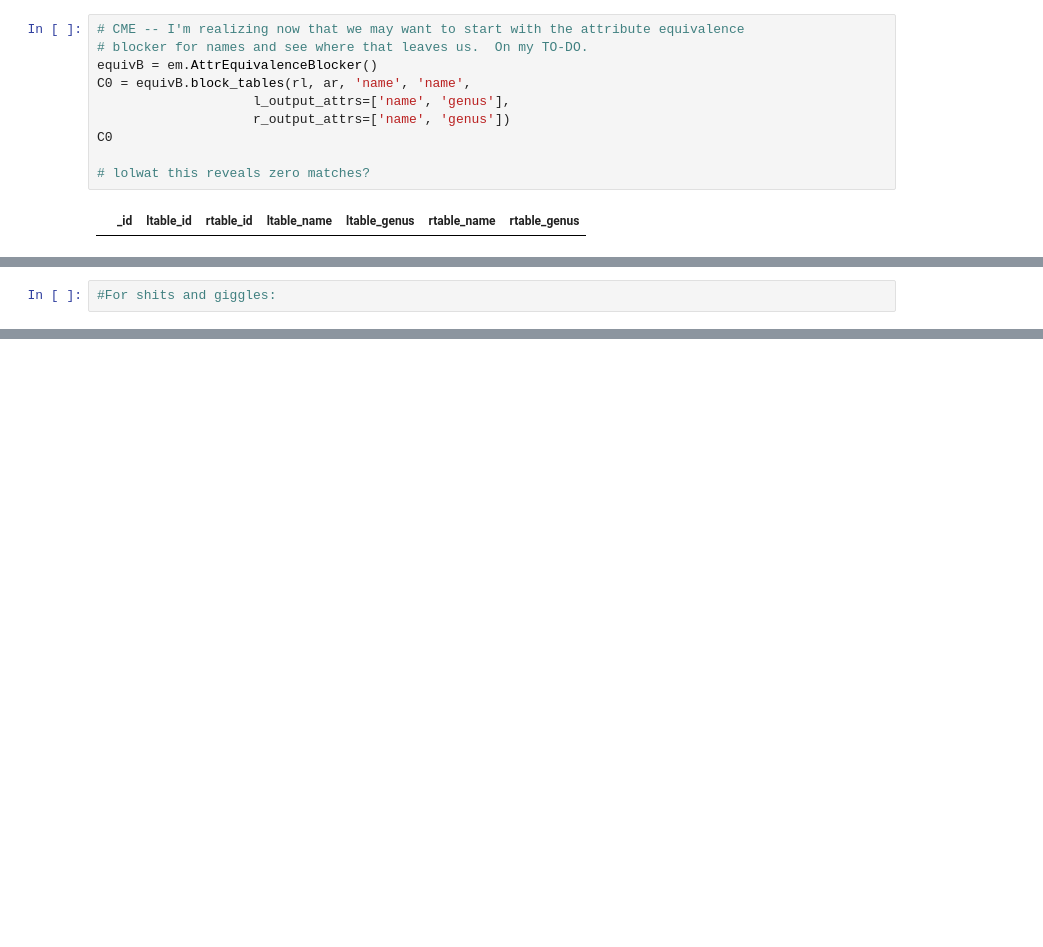
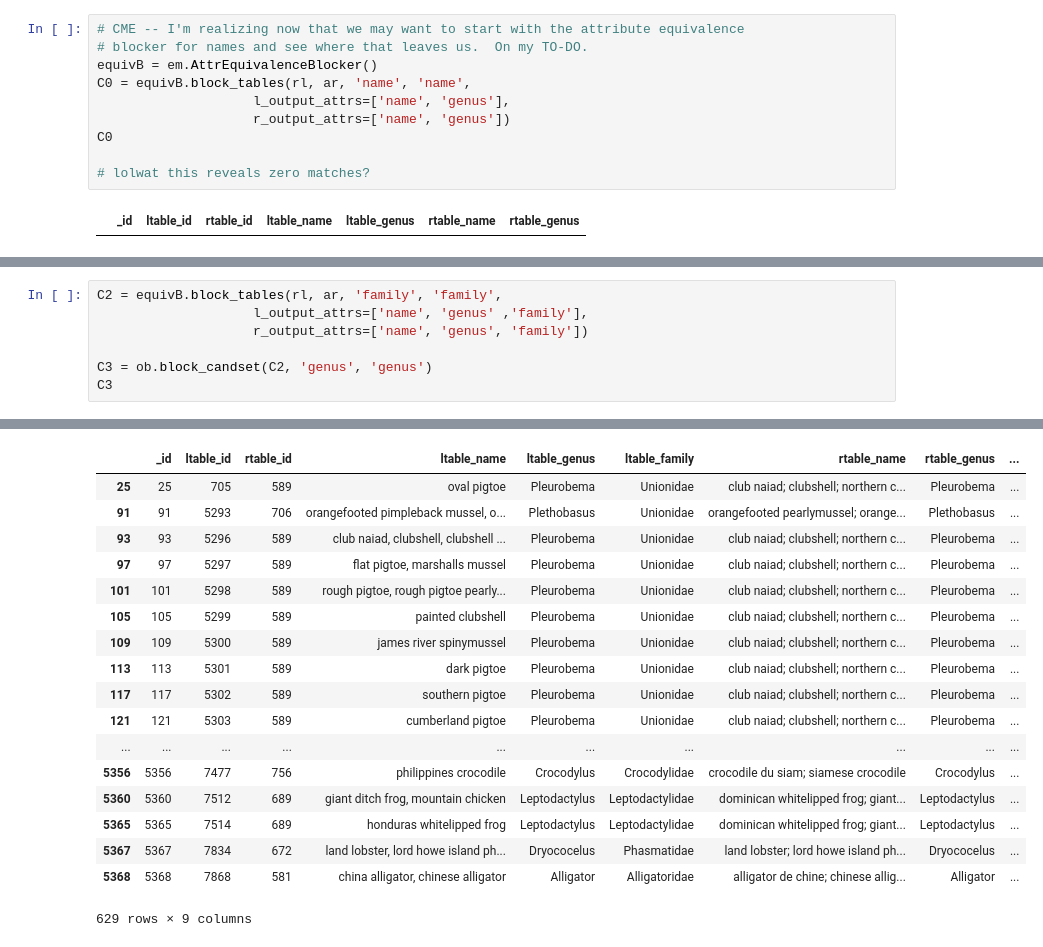
Before and after one commit to andrewedstrom/cs638project, a Jupyter notebook: Blocking.ipynb, the cells around one changed output, grey strips where cells are left out. Cells and saved outputs as stored; diff of their text form; blank space fills up the shorter version.

```diff
--- a/Blocking.ipynb
+++ b/Blocking.ipynb
@@ -235,2 +239,8 @@ Total time elapsed: 00:00:00
-# %%
-#For shits and giggles:
+# %%
+C2 = equivB.block_tables(rl, ar, 'family', 'family',
+                    l_output_attrs=['name', 'genus' ,'family'],
+                    r_output_attrs=['name', 'genus', 'family'])
+
+C3 = ob.block_candset(C2, 'genus', 'genus')
+C3
+# %% [output]
@@ -236,0 +250,18 @@ Total time elapsed: 00:00:00
+|  | _id | ltable_id | rtable_id | ltable_name | ltable_genus | ltable_family | rtable_name | rtable_genus | ... |
+| 25 | 25 | 705 | 589 | oval pigtoe | Pleurobema | Unionidae | club naiad; clubshell; northern c... | Pleurobema | ... |
+| 91 | 91 | 5293 | 706 | orangefooted pimpleback mussel, o... | Plethobasus | Unionidae | orangefooted pearlymussel; orange... | Plethobasus | ... |
+| 93 | 93 | 5296 | 589 | club naiad, clubshell, clubshell ... | Pleurobema | Unionidae | club naiad; clubshell; northern c... | Pleurobema | ... |
+| 97 | 97 | 5297 | 589 | flat pigtoe, marshalls mussel | Pleurobema | Unionidae | club naiad; clubshell; northern c... | Pleurobema | ... |
+| 101 | 101 | 5298 | 589 | rough pigtoe, rough pigtoe pearly... | Pleurobema | Unionidae | club naiad; clubshell; northern c... | Pleurobema | ... |
+| 105 | 105 | 5299 | 589 | painted clubshell | Pleurobema | Unionidae | club naiad; clubshell; northern c... | Pleurobema | ... |
+| 109 | 109 | 5300 | 589 | james river spinymussel | Pleurobema | Unionidae | club naiad; clubshell; northern c... | Pleurobema | ... |
+| 113 | 113 | 5301 | 589 | dark pigtoe | Pleurobema | Unionidae | club naiad; clubshell; northern c... | Pleurobema | ... |
+| 117 | 117 | 5302 | 589 | southern pigtoe | Pleurobema | Unionidae | club naiad; clubshell; northern c... | Pleurobema | ... |
+| 121 | 121 | 5303 | 589 | cumberland pigtoe | Pleurobema | Unionidae | club naiad; clubshell; northern c... | Pleurobema | ... |
+| ... | ... | ... | ... | ... | ... | ... | ... | ... | ... |
+| 5356 | 5356 | 7477 | 756 | philippines crocodile | Crocodylus | Crocodylidae | crocodile du siam; siamese crocodile | Crocodylus | ... |
+| 5360 | 5360 | 7512 | 689 | giant ditch frog, mountain chicken | Leptodactylus | Leptodactylidae | dominican whitelipped frog; giant... | Leptodactylus | ... |
+| 5365 | 5365 | 7514 | 689 | honduras whitelipped frog | Leptodactylus | Leptodactylidae | dominican whitelipped frog; giant... | Leptodactylus | ... |
+| 5367 | 5367 | 7834 | 672 | land lobster, lord howe island ph... | Dryococelus | Phasmatidae | land lobster; lord howe island ph... | Dryococelus | ... |
+| 5368 | 5368 | 7868 | 581 | china alligator, chinese alligator | Alligator | Alligatoridae | alligator de chine; chinese allig... | Alligator | ... |
+629 rows × 9 columns
```
Also changed, not shown: parts of 7 cells of this notebook.
